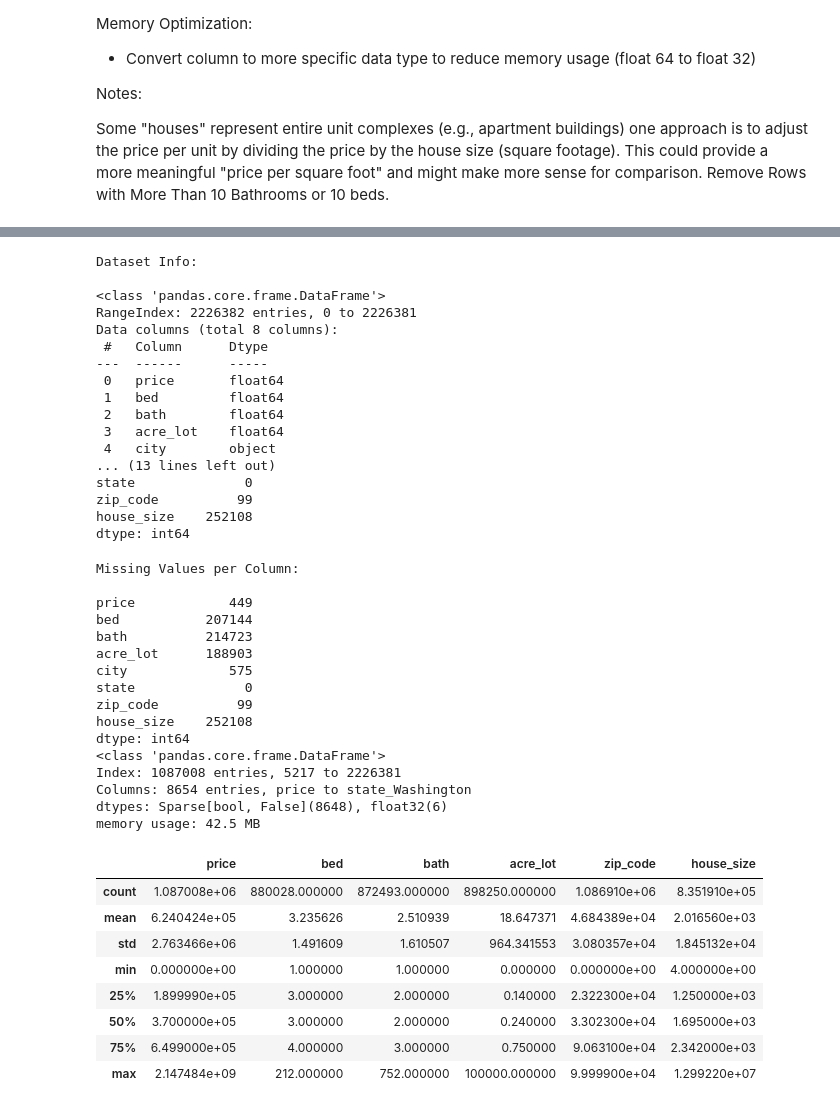
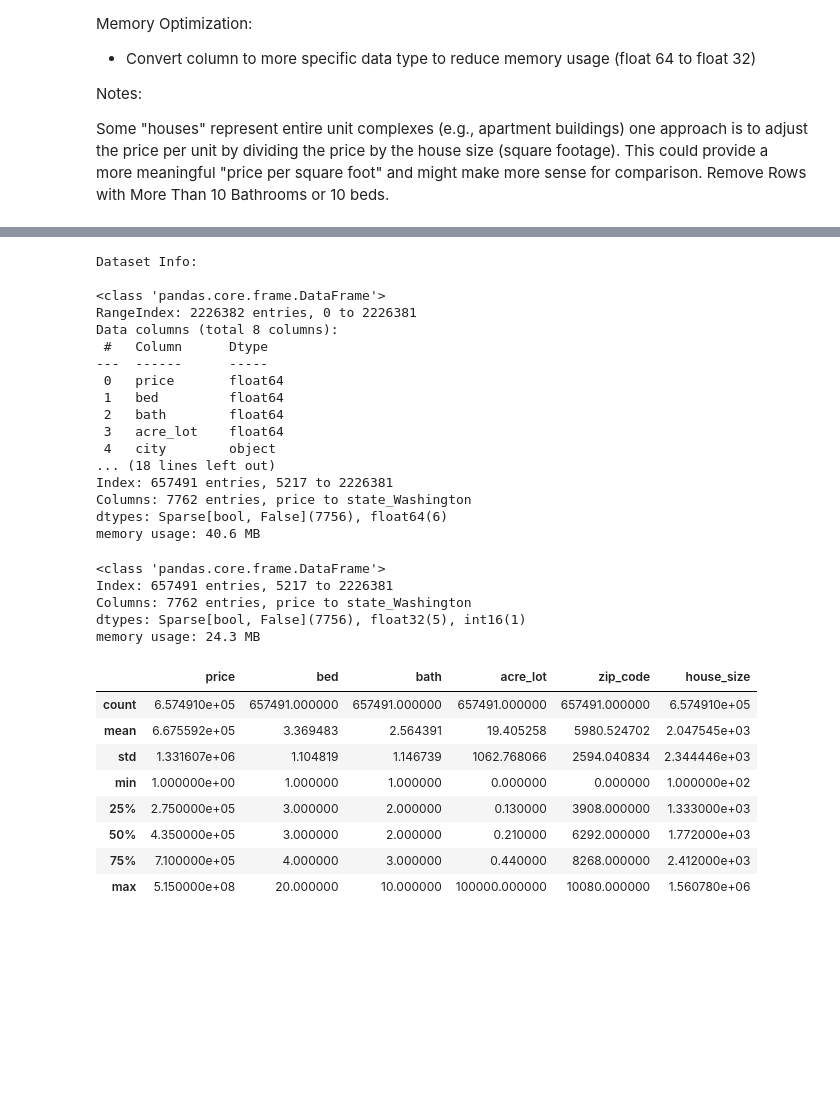
Before and after one commit to jpthesmar/House_Price_Forecaster-DSIII, a Jupyter notebook: USARealEstate.ipynb, the cells around one changed output, grey strips where cells are left out. Cells and saved outputs as stored; diff of their text form; code cells hidden in the pictures; blank space fills up the shorter version.

```diff
--- a/USARealEstate.ipynb
+++ b/USARealEstate.ipynb
@@ -78,22 +80,23 @@ print("\nDataset Info:\n")
 data.info()
 
 # Data Cleaning:
+data = data.dropna()                                            # drop all rows with any missing values
 unique_states = data['state'].unique()                          # all states available in dataset
-states_to_remove = ['Puerto Rico', 'Virgin Islands', 'New Jersey', 'Tennessee',
+states_to_remove = {'Puerto Rico', 'Virgin Islands', 'New Jersey', 'Tennessee',
                     'Rhode Island',  'Wyoming',  'West Virginia', 'Delaware', 'Louisiana', 'Ohio',
                     'Wisconsin', 'Kentucky', 'Mississippi', 'Alabama','New Brunswick', 'Texas',
                     'Arkansas', 'Idaho', 'Indiana', 'New Mexico', 'Iowa', 'Minnesota', 'South Dakota',
                     'Nebraska', 'North Dakota', 'Montana', 'Oklahoma', 'Oregon', 'Utah', 'Nevada',
-                    'Arizona', 'Guam', 'Alaska']
+                    'Arizona', 'Guam', 'Alaska'}                # set of states to remove, faster look up time compared to list
 
 data = data[~data['state'].isin(states_to_remove)]              # removing all rows with states we dont wnat
 
-top_states = data['state'].value_counts().head(10).index        # count the frequency of each state and keep the 10 most frequent ones
-data = data[data['state'].isin(top_states)]                     # filter data to keep only the top 10 most frequent states
+top_states = data['state'].value_counts().nlargest(10).index        # count the frequency of each state and keep the 10 most frequent ones
+data = data[data['state'].isin(top_states)]                         # filter data to keep only the top 10 most frequent states
 
 
 print("\nMissing Values per Column:\n")
-print(data.isnull().sum())                                                              # remove missing values
+print(data.isnull().sum())                                                              # print missing values
 data = pd.get_dummies(data, columns=['city', 'state'], drop_first=True, sparse=True)    # objects need to be converted to numerical format for machine to understand
 data = data.dropna(subset=['price'])                                                    # drop rows with missing `price` since it's the label
 
@@ -113,49 +116,38 @@ Data columns (total 8 columns):
  2   bath        float64
  3   acre_lot    float64
  4   city        object
-... (13 lines left out)
-state              0
-zip_code          99
-house_size    252108
-dtype: int64
+... (18 lines left out)
+Index: 657491 entries, 5217 to 2226381
+Columns: 7762 entries, price to state_Washington
+dtypes: Sparse[bool, False](7756), float64(6)
+memory usage: 40.6 MB
 # %%
 # Useful features for prediction
 features = ['bed', 'bath', 'acre_lot', 'house_size', 'city', 'state', 'zip_code']
 label = 'price'  # we choose to forecast house prices in area
 
 # Memory optimization
 data['price'] = data['price'].astype('float32')
 data['bed'] = data['bed'].astype('float32')
 data['bath'] = data['bath'].astype('float32')
 data['acre_lot'] = data['acre_lot'].astype('float32')
-data['zip_code'] = data['zip_code'].astype('float32')
+data['zip_code'] = data['zip_code'].astype('category').cat.codes
 data['house_size'] = data['house_size'].astype('float32')
 
 data.info()  # Summary of the dataset
 data.describe()  # Basic statistics for numerical features
 # %% [output]
-Missing Values per Column:
-
-price            449
-bed           207144
-bath          214723
-acre_lot      188903
-city             575
-state              0
-zip_code          99
-house_size    252108
-dtype: int64
 <class 'pandas.core.frame.DataFrame'>
-Index: 1087008 entries, 5217 to 2226381
-Columns: 8654 entries, price to state_Washington
-dtypes: Sparse[bool, False](8648), float32(6)
-memory usage: 42.5 MB
+Index: 657491 entries, 5217 to 2226381
+Columns: 7762 entries, price to state_Washington
+dtypes: Sparse[bool, False](7756), float32(5), int16(1)
+memory usage: 24.3 MB
 |  | price | bed | bath | acre_lot | zip_code | house_size |
-| count | 1.087008e+06 | 880028.000000 | 872493.000000 | 898250.000000 | 1.086910e+06 | 8.351910e+05 |
-| mean | 6.240424e+05 | 3.235626 | 2.510939 | 18.647371 | 4.684389e+04 | 2.016560e+03 |
-| std | 2.763466e+06 | 1.491609 | 1.610507 | 964.341553 | 3.080357e+04 | 1.845132e+04 |
-| min | 0.000000e+00 | 1.000000 | 1.000000 | 0.000000 | 0.000000e+00 | 4.000000e+00 |
-| 25% | 1.899990e+05 | 3.000000 | 2.000000 | 0.140000 | 2.322300e+04 | 1.250000e+03 |
-| 50% | 3.700000e+05 | 3.000000 | 2.000000 | 0.240000 | 3.302300e+04 | 1.695000e+03 |
-| 75% | 6.499000e+05 | 4.000000 | 3.000000 | 0.750000 | 9.063100e+04 | 2.342000e+03 |
-| max | 2.147484e+09 | 212.000000 | 752.000000 | 100000.000000 | 9.999900e+04 | 1.299220e+07 |
+| count | 6.574910e+05 | 657491.000000 | 657491.000000 | 657491.000000 | 657491.000000 | 6.574910e+05 |
+| mean | 6.675592e+05 | 3.369483 | 2.564391 | 19.405258 | 5980.524702 | 2.047545e+03 |
+| std | 1.331607e+06 | 1.104819 | 1.146739 | 1062.768066 | 2594.040834 | 2.344446e+03 |
+| min | 1.000000e+00 | 1.000000 | 1.000000 | 0.000000 | 0.000000 | 1.000000e+02 |
+| 25% | 2.750000e+05 | 3.000000 | 2.000000 | 0.130000 | 3908.000000 | 1.333000e+03 |
+| 50% | 4.350000e+05 | 3.000000 | 2.000000 | 0.210000 | 6292.000000 | 1.772000e+03 |
+| 75% | 7.100000e+05 | 4.000000 | 3.000000 | 0.440000 | 8268.000000 | 2.412000e+03 |
+| max | 5.150000e+08 | 20.000000 | 10.000000 | 100000.000000 | 10080.000000 | 1.560780e+06 |
```
Also changed, not shown: parts of 12 cells of this notebook.
